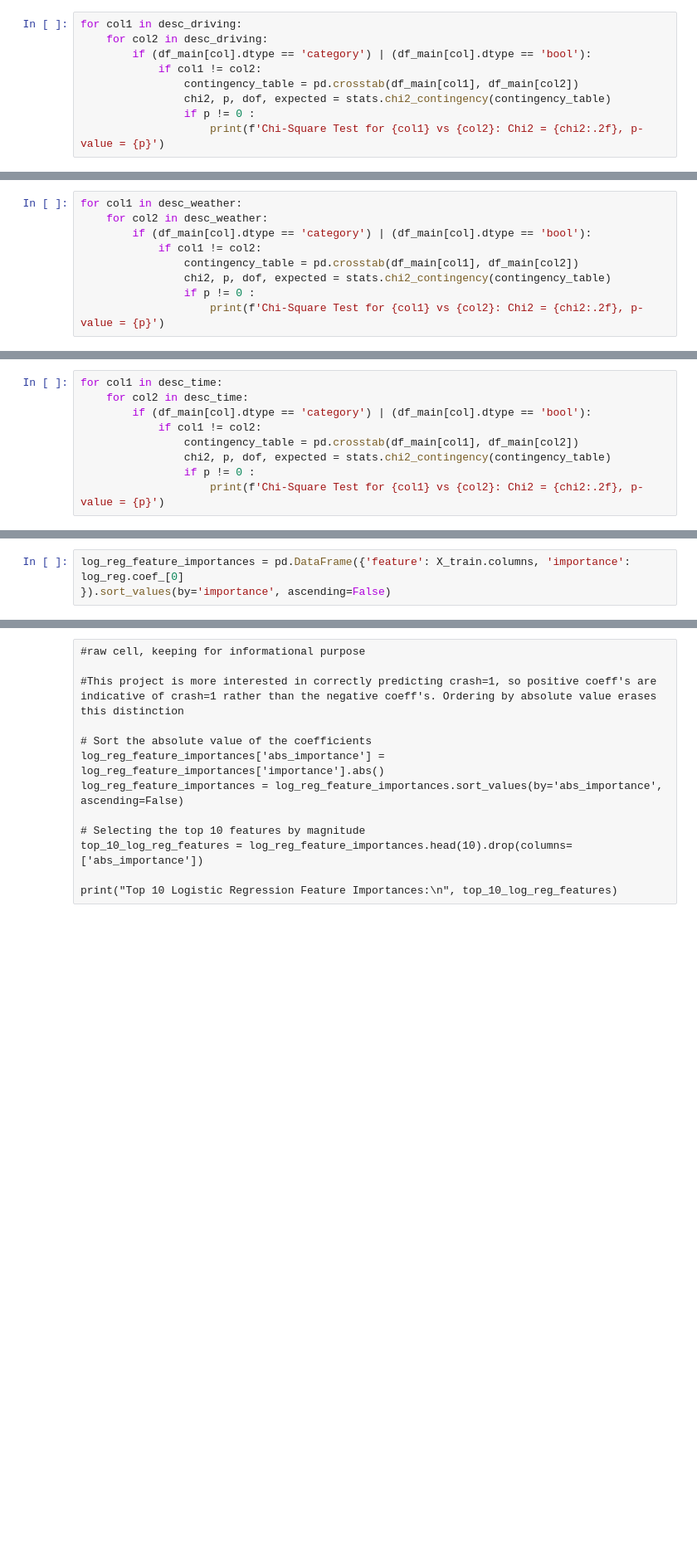
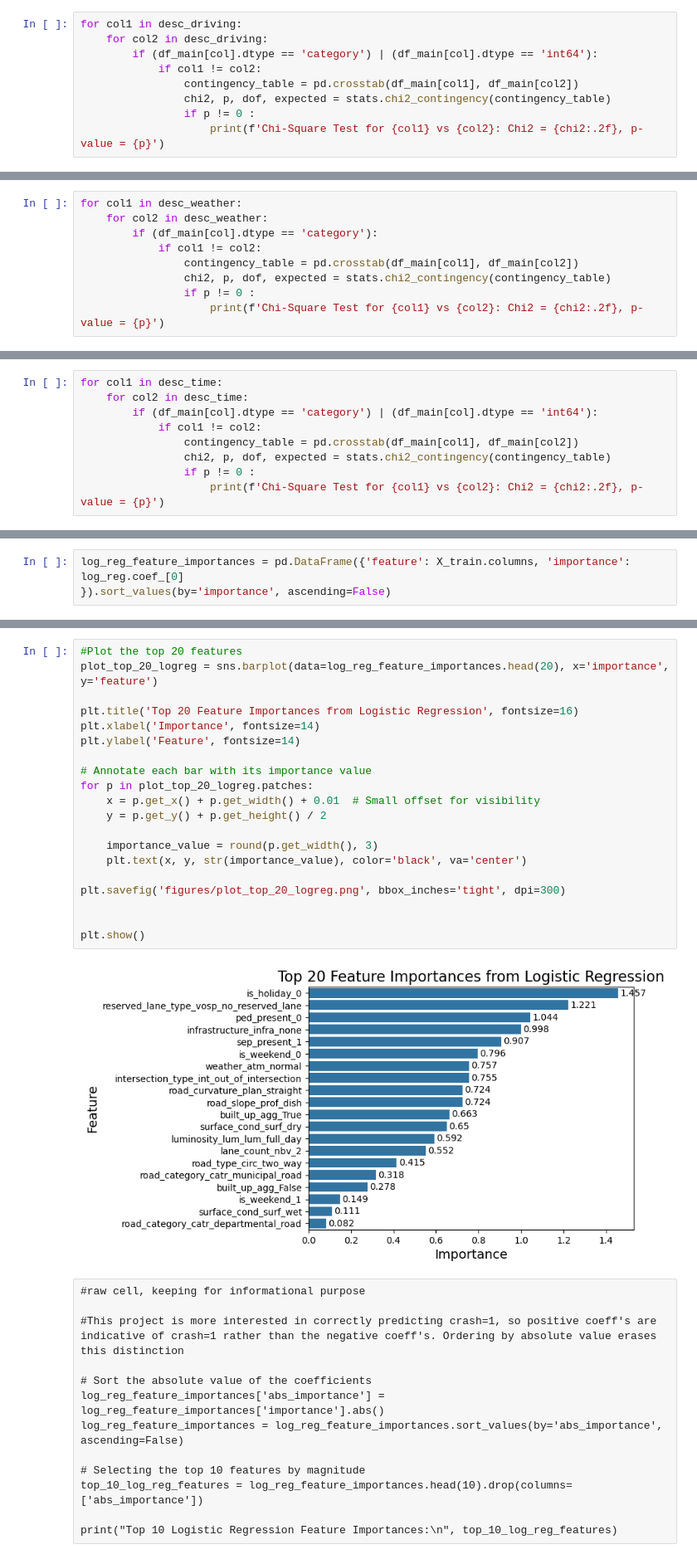
Before and after one commit to August-JF-Perez/AugustP_Crash_Location_Characterization, a Jupyter notebook: Capstone_3_Everything.ipynb, the cells around one changed output, grey strips where cells are left out. Shown at 83% size. Saved outputs shown, nothing was run; the diff lists cells and outputs as text; blank space fills up the shorter version.

```diff
--- a/Capstone_3_Everything.ipynb
+++ b/Capstone_3_Everything.ipynb
@@ -2905,7 +2928,7 @@ print(desc_driving)
 # %%
 for col1 in desc_driving:
     for col2 in desc_driving:
-        if (df_main[col].dtype == 'category') | (df_main[col].dtype == 'bool'):
+        if (df_main[col].dtype == 'category') | (df_main[col].dtype == 'int64'):
             if col1 != col2:
                 contingency_table = pd.crosstab(df_main[col1], df_main[col2])
                 chi2, p, dof, expected = stats.chi2_contingency(contingency_table)
@@ -2925,7 +2953,7 @@ print(desc_weather)
 # %%
 for col1 in desc_weather:
     for col2 in desc_weather:
-        if (df_main[col].dtype == 'category') | (df_main[col].dtype == 'bool'):
+        if (df_main[col].dtype == 'category'):
             if col1 != col2:
                 contingency_table = pd.crosstab(df_main[col1], df_main[col2])
                 chi2, p, dof, expected = stats.chi2_contingency(contingency_table)
@@ -2945,7 +2978,7 @@ print(desc_time)
 # %%
 for col1 in desc_time:
     for col2 in desc_time:
-        if (df_main[col].dtype == 'category') | (df_main[col].dtype == 'bool'):
+        if (df_main[col].dtype == 'category') | (df_main[col].dtype == 'int64'):
             if col1 != col2:
                 contingency_table = pd.crosstab(df_main[col1], df_main[col2])
                 chi2, p, dof, expected = stats.chi2_contingency(contingency_table)
@@ -3456,3 +3515,25 @@ Logistic Regression Feature Importances:
+# %%
+#Plot the top 20 features
+plot_top_20_logreg = sns.barplot(data=log_reg_feature_importances.head(20), x='importance', y='feature')
+
+plt.title('Top 20 Feature Importances from Logistic Regression', fontsize=16)
+plt.xlabel('Importance', fontsize=14)
+plt.ylabel('Feature', fontsize=14)
+
+# Annotate each bar with its importance value
+for p in plot_top_20_logreg.patches:
+    x = p.get_x() + p.get_width() + 0.01  # Small offset for visibility
+    y = p.get_y() + p.get_height() / 2
+
+    importance_value = round(p.get_width(), 3)
+    plt.text(x, y, str(importance_value), color='black', va='center')
+
+plt.savefig('figures/plot_top_20_logreg.png', bbox_inches='tight', dpi=300)
+
+
+plt.show()
+# %% [output]
+[figure, added]
 # %% [raw]
 #raw cell, keeping for informational purpose
 
```
Also changed, not shown: parts of 58 cells of this notebook, 3 other files.
